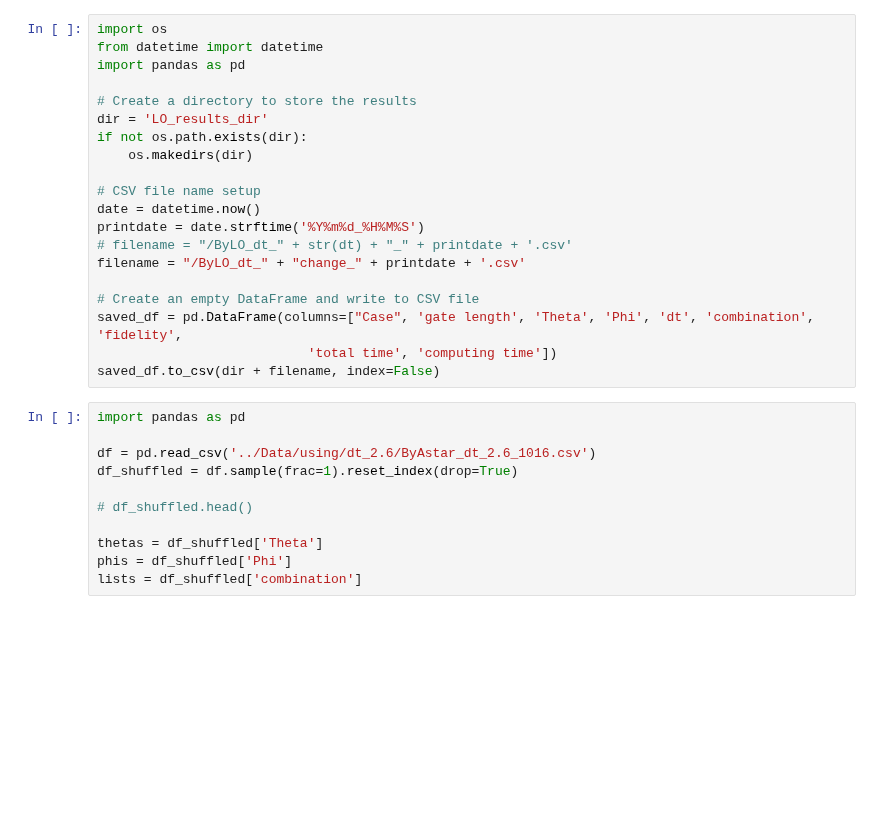
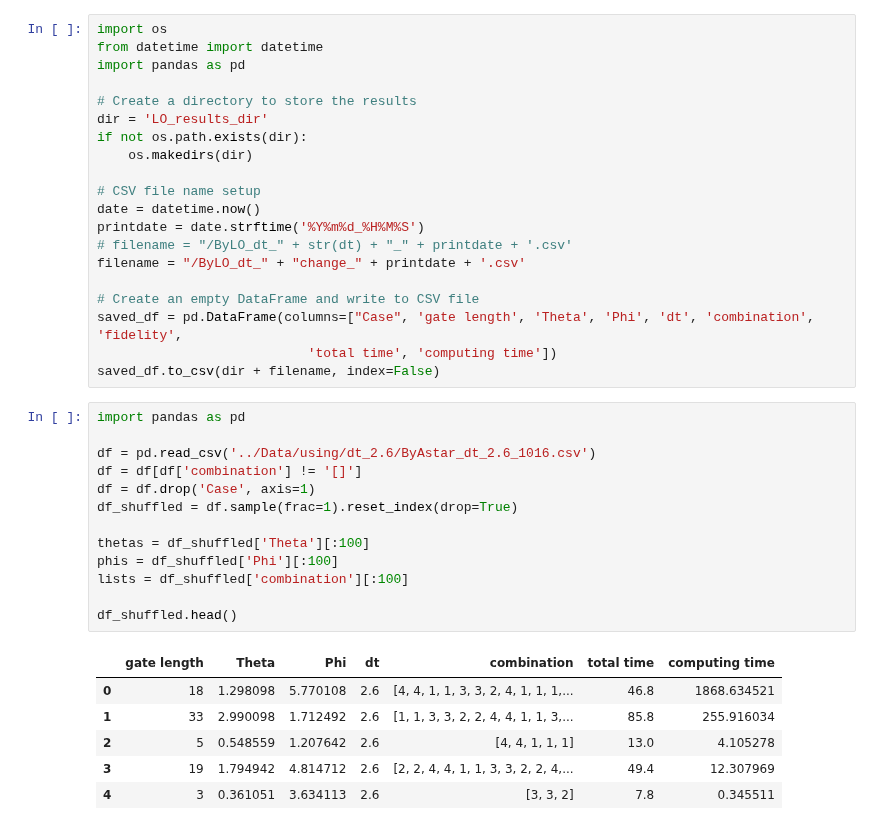
Before and after one commit to NostalgicJ/Quantum_2023, a Jupyter notebook: Local_Optimizer/temp3_dt.ipynb, the cells around one changed output. Cells and saved outputs as stored; diff of their text form; blank space fills up the shorter version.

```diff
--- a/Local_Optimizer/temp3_dt.ipynb
+++ b/Local_Optimizer/temp3_dt.ipynb
@@ -223,14 +228,23 @@ saved_df.to_csv(dir + filename, index=False)
 # %%
 import pandas as pd
 
 df = pd.read_csv('../Data/using/dt_2.6/ByAstar_dt_2.6_1016.csv')
+df = df[df['combination'] != '[]']
+df = df.drop('Case', axis=1)
 df_shuffled = df.sample(frac=1).reset_index(drop=True)
 
-# df_shuffled.head()
+thetas = df_shuffled['Theta'][:100]
+phis = df_shuffled['Phi'][:100]
+lists = df_shuffled['combination'][:100]
 
-thetas = df_shuffled['Theta']
-phis = df_shuffled['Phi']
-lists = df_shuffled['combination']
+df_shuffled.head()
+# %% [output]
+|  | gate length | Theta | Phi | dt | combination | total time | computing time |
+| 0 | 18 | 1.298098 | 5.770108 | 2.6 | [4, 4, 1, 1, 3, 3, 2, 4, 1, 1, 1,... | 46.8 | 1868.634521 |
+| 1 | 33 | 2.990098 | 1.712492 | 2.6 | [1, 1, 3, 3, 2, 2, 4, 4, 1, 1, 3,... | 85.8 | 255.916034 |
+| 2 | 5 | 0.548559 | 1.207642 | 2.6 | [4, 4, 1, 1, 1] | 13.0 | 4.105278 |
+| 3 | 19 | 1.794942 | 4.814712 | 2.6 | [2, 2, 4, 4, 1, 1, 3, 3, 2, 2, 4,... | 49.4 | 12.307969 |
+| 4 | 3 | 0.361051 | 3.634113 | 2.6 | [3, 3, 2] | 7.8 | 0.345511 |
 # %%
 case = 0
 
```
Also changed, not shown: parts of 5 cells of this notebook, 6 other files.
